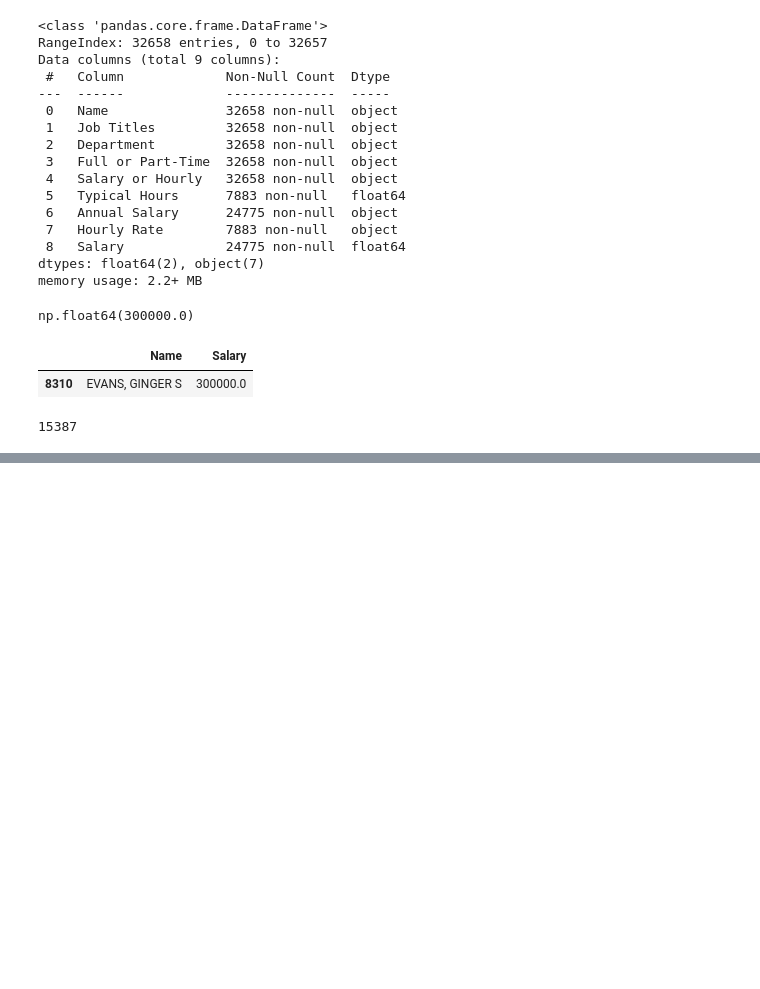
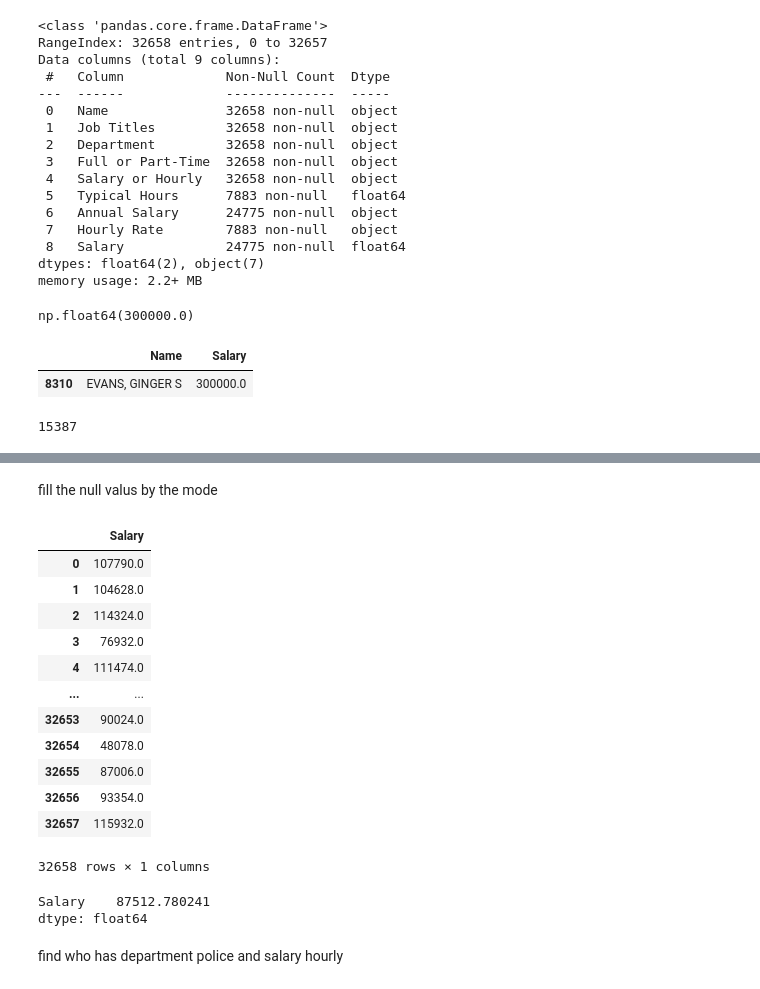
Before and after one commit to tuhinCr7/Basic-Pandas, a Jupyter notebook: City_chicago_payroll.ipynb, the cells around one changed output, grey strips where cells are left out. Drawn from its saved outputs; the diff is of its cells as text; code cells hidden in the pictures; blank space fills up the shorter version.

```diff
--- a/City_chicago_payroll.ipynb
+++ b/City_chicago_payroll.ipynb
@@ -138,0 +209,3 @@ df.to_csv('/Users/tuhinalambijoy/Downloads/Chicago.csv')
+# %%
+df['Salary']=df['Salary'].fillna(df['Salary'].mean())
+df[['Salary']].mean()
@@ -138,0 +234,26 @@ df.to_csv('/Users/tuhinalambijoy/Downloads/Chicago.csv')
+# %% [markdown]
+fill the null valus by the mode
+# %%
+df['Salary']=df['Salary'].fillna(df['Salary'].mode())
+df[['Salary']]
+# %% [output]
+|  | Salary |
+| 0 | 107790.0 |
+| 1 | 104628.0 |
+| 2 | 114324.0 |
+| 3 | 76932.0 |
+| 4 | 111474.0 |
+| ... | ... |
+| 32653 | 90024.0 |
+| 32654 | 48078.0 |
+| 32655 | 87006.0 |
+| 32656 | 93354.0 |
+| 32657 | 115932.0 |
+32658 rows × 1 columns
+# %%
+df[["Salary"]].mean()
+# %% [output]
+Salary    87512.780241
+dtype: float64
+# %% [markdown]
+find who has department police and salary hourly
```
Also changed, not shown: parts of 14 cells of this notebook.
